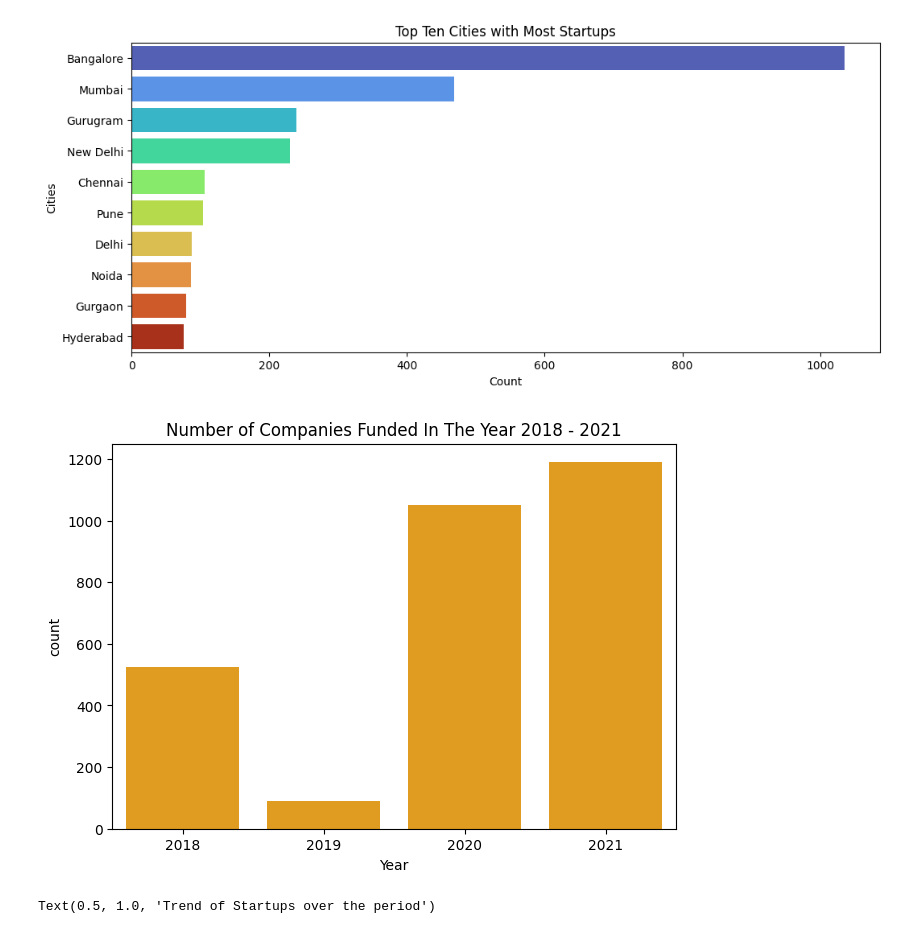
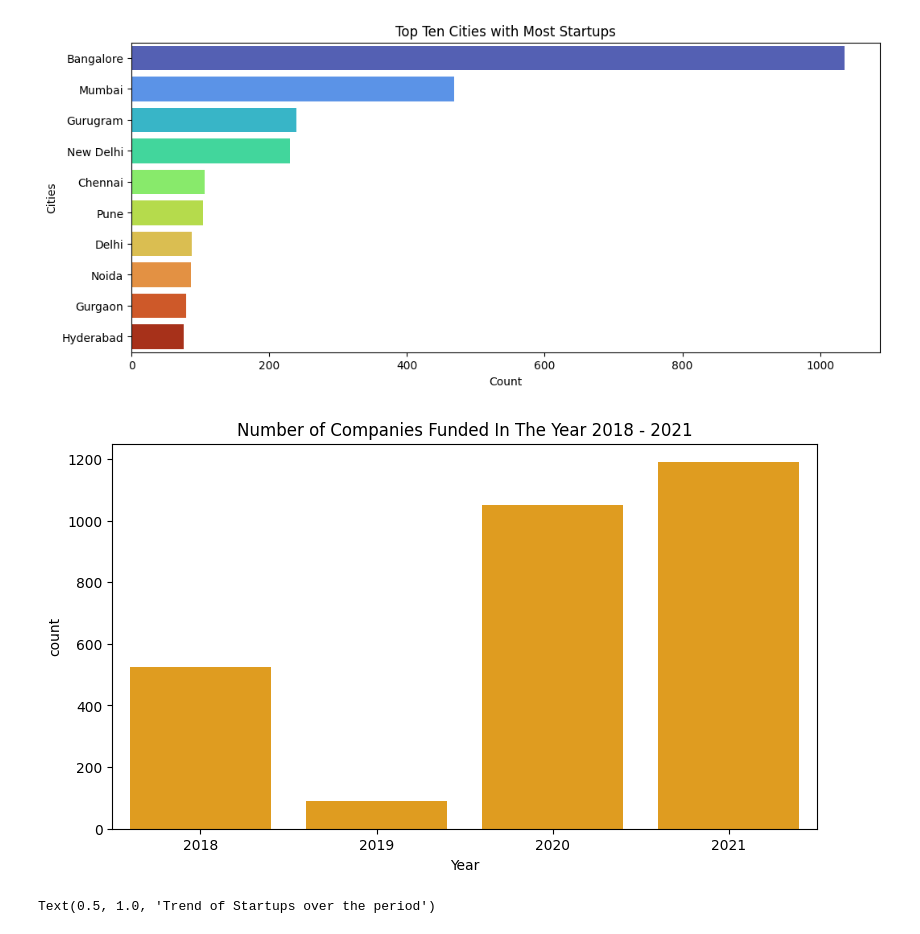
Before and after one commit to budds300/Indian-Startup-Ecosystem-Analysis, a Jupyter notebook: Lp1.ipynb, the cells around one changed output. Cells and saved outputs as stored; diff of their text form; code cells hidden in the pictures.

```diff
--- a/Lp1.ipynb
+++ b/Lp1.ipynb
@@ -799,20 +811,20 @@ plt.show()
 # %%
 
 # plot a line gragh to show the trend of startup with the period 2018 - 2021
 
 base_color = 'orange'
 # plot a bar chart to show the number of startups within each year
-plt.figure(figsize=(16, 5))
+plt.figure(figsize=(20, 5))
 plt.subplot(1, 2, 2)
 sns.countplot(
     x='Year',
     data=merged_data,
     color=base_color)
 
 plt.title('Number of Companies Funded In The Year 2018 - 2021')
 plt.show()
 # %% [output]
-[figure, old version]
+[figure, new version]
 # %%
 plt.figure(figsize=(16, 5))
 plt.subplot(1, 2, 1)
```
Also changed, not shown: parts of 7 cells of this notebook, 4 other files.
